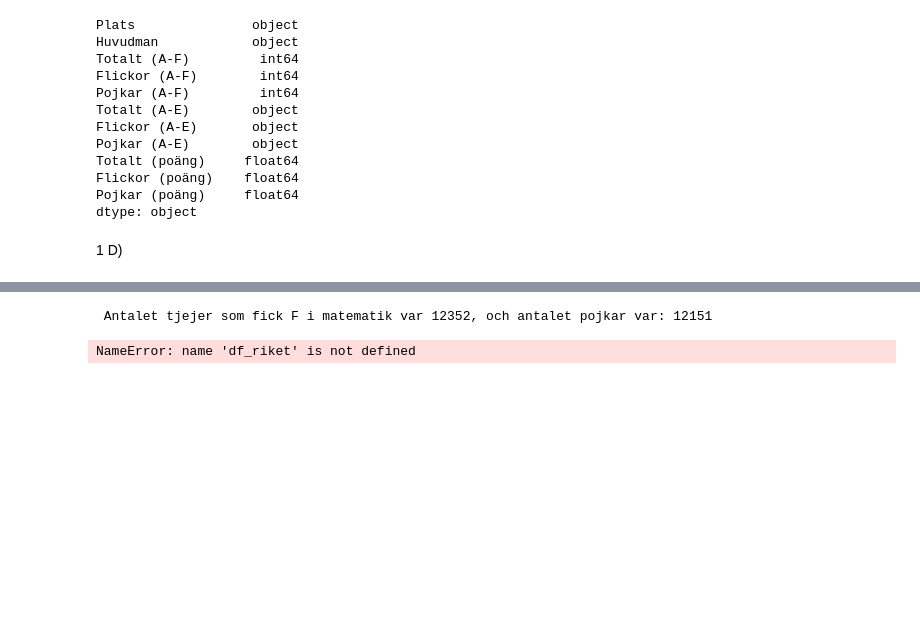
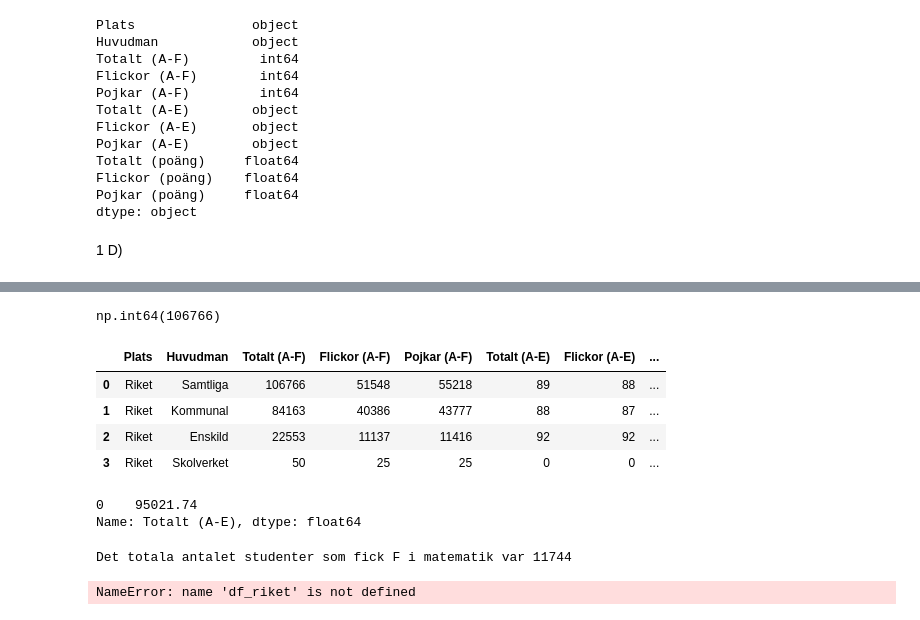
Before and after one commit to erikunevik/data-platforms-development-erikunevik-vt2025, a Jupyter notebook: exercises/1/exercise1_0.ipynb, the cells around one changed output, grey strips where cells are left out. Cells and saved outputs as stored; diff of their text form; code cells hidden in the pictures; blank space fills up the shorter version.

```diff
--- a/exercises/1/exercise1_0.ipynb
+++ b/exercises/1/exercise1_0.ipynb
@@ -266,17 +316,50 @@ dtype: object
 # df_matematik["Flickor (A-E)"] = pd.to_numeric(df_matematik["Totalt (A-E)"], errors='coerce').fillna(0).astype(int)
 df_matematik["Pojkar (A-E)"] = pd.to_numeric(df_matematik["Pojkar (A-E)"], errors='coerce').fillna(0).astype(int)
 df_matematik["Flickor (A-E)"] = pd.to_numeric(df_matematik["Flickor (A-E)"], errors='coerce').fillna(0).astype(int)
+df_matematik["Totalt (A-E)"] = pd.to_numeric(df_matematik["Totalt (A-E)"], errors='coerce').fillna(0).astype(int)
 
 # df_matematik_total = df_matematik["Totalt (A-F)"] * (1 - (df_matematik["Totalt (A-E)"] / 100))
 
-df_matematik_pojkar = df_matematik["Pojkar (A-F)"] * (1 - (df_matematik["Pojkar (A-E)"] / 100))
+# df_matematik_pojkar = df_matematik["Pojkar (A-F)"] * (1 - (df_matematik["Pojkar (A-E)"] / 100))
 
-df_matematik_flickor = df_matematik["Flickor (A-F)"] * (1 - (df_matematik["Flickor (A-E)"] / 100))
+# df_matematik_flickor = df_matematik["Flickor (A-F)"] * (1 - (df_matematik["Flickor (A-E)"] / 100))
 
 
-print(F" Antalet tjejer som fick F i matematik var {df_matematik_flickor.sum():.0f}, och antalet pojkar var: {df_matematik_pojkar.sum():.0f}")
+# print(F" Antalet tjejer som fick F i matematik var {df_matematik_flickor.sum():.0f}, och antalet pojkar var: {df_matematik_pojkar.sum():.0f}")
-# %% [output]
- Antalet tjejer som fick F i matematik var 12352, och antalet pojkar var: 12151
+# %%
+import duckdb
+
+total_students = duckdb.query(
+    """
+    SELECT "Totalt (A-F)"
+    FROM df_matematik
+    WHERE huvudman = 'Samtliga'
+"""
+).df().values[0][0]
+
+total_students
+# %% [output]
+np.int64(106766)
+# %%
+df_matematik
+# %% [output]
+|  | Plats | Huvudman | Totalt (A-F) | Flickor (A-F) | Pojkar (A-F) | Totalt (A-E) | Flickor (A-E) | ... |
+| 0 | Riket | Samtliga | 106766 | 51548 | 55218 | 89 | 88 | ... |
+| 1 | Riket | Kommunal | 84163 | 40386 | 43777 | 88 | 87 | ... |
+| 2 | Riket | Enskild | 22553 | 11137 | 11416 | 92 | 92 | ... |
+| 3 | Riket | Skolverket | 50 | 25 | 25 | 0 | 0 | ... |
+# %%
+students_passed = df_matematik.query("Huvudman == 'Samtliga'")["Totalt (A-E)"]*.01*total_students
+
+students_passed
+# %% [output]
+0    95021.74
+Name: Totalt (A-E), dtype: float64
+# %%
+students_failed = total_students - students_passed
+print(f"Det totala antalet studenter som fick F i matematik var {students_failed[0]:.0f}")
+# %% [output]
+Det totala antalet studenter som fick F i matematik var 11744
 # %%
 df_riket.columns = [
     "Plats",
```
Also changed, not shown: parts of 12 cells of this notebook, 4 other files.
